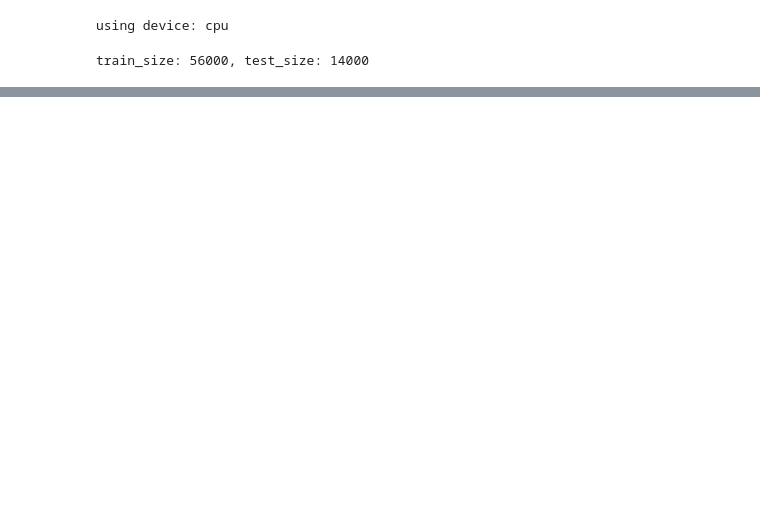
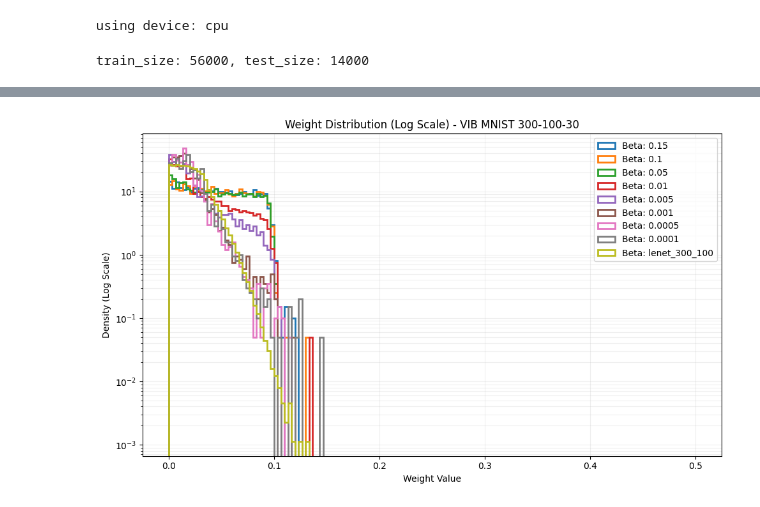
Before and after one commit to InformationPlanesDecompositions/nn-vib, a Jupyter notebook: vib_mlp_mnist_inspect.ipynb, the cells around one changed output, grey strips where cells are left out. Drawn from its saved outputs; the diff is of its cells as text; code cells hidden in the pictures; blank space fills up the shorter version.

```diff
--- a/vib_mlp_mnist_inspect.ipynb
+++ b/vib_mlp_mnist_inspect.ipynb
@@ -111,0 +145,26 @@ plt.show()
+# %%
+plt.figure(figsize=(10, 6))
+
+for weights, label in zip(all_weights_by_beta, beta_labels):
+    plt.hist(
+        weights,
+        bins=150,
+        range=(0, 0.5),
+        density=True, # normalize so we compare shape, not raw counts
+        histtype='step',
+        linewidth=2,
+        label=f'Beta: {label}',
+        log=True
+    )
+
+plt.xlabel('Weight Value')
+plt.ylabel('Density (Log Scale)')
+plt.title(f'Weight Distribution (Log Scale) - VIB MNIST {h1}-{h2}-{z_dim}')
+plt.legend(loc='upper right')
+plt.grid(True, which="both", ls="-", alpha=0.2) # 'both' grids for log scale
+
+plt.tight_layout()
+plt.savefig(f'plots/vib_mnist_{h1}_{h2}_{z_dim}_beta_weight_hist.png', dpi=300, bbox_inches='tight')
+plt.show()
+# %% [output]
+[figure, added]
```
Also changed, not shown: parts of 4 cells of this notebook, 5 other files.
